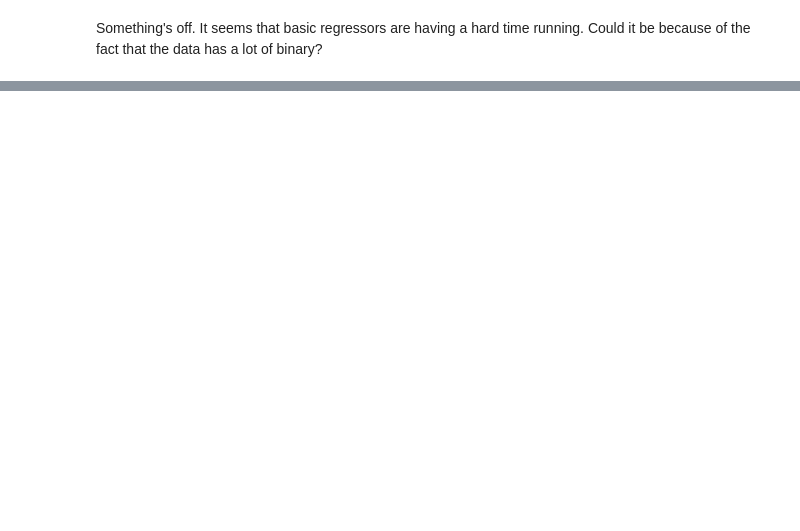
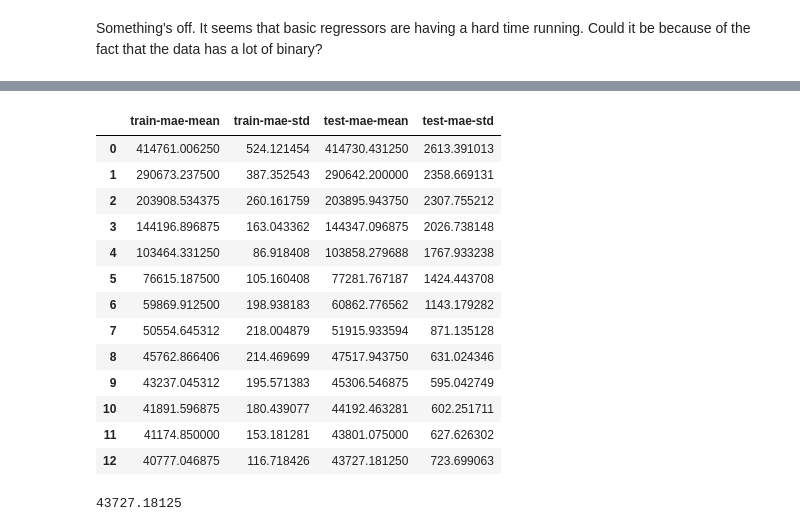
Before and after one commit to frankhu19/NBA2019, a Jupyter notebook: Processing and Modeling.ipynb, the cells around one changed output, grey strips where cells are left out. Saved outputs shown, nothing was run; the diff lists cells and outputs as text; code cells hidden in the pictures; blank space fills up the shorter version.

Commit message:
more modeling stuff

```diff
--- a/Processing and Modeling.ipynb
+++ b/Processing and Modeling.ipynb
@@ -315,0 +514,11 @@ RESULTS["ElasticNet"] = evaluate_model(ElasticNet(random_state=0))
+# %%
+params = {
+    # Parameters that we are going to tune.
+    'max_depth':6,
+    'min_child_weight': 1,
+    'eta':.3,
+    'subsample': 1,
+    'colsample_bytree': 1,
+    # Other parameters
+    'objective':'reg:squarederror',
+}
@@ -315,0 +527,12 @@ RESULTS["ElasticNet"] = evaluate_model(ElasticNet(random_state=0))
+# %%
+params['eval_metric'] = 'mae'
+# %%
+num_boost_round = 999
+# %%
+model = xgb.train(
+    params,
+    dtrain,
+    num_boost_round=num_boost_round,
+    evals=[(dtest, "Test")],
+    early_stopping_rounds=10
+)
@@ -315,0 +557,30 @@ RESULTS["ElasticNet"] = evaluate_model(ElasticNet(random_state=0))
+# %%
+cv_results = xgb.cv(
+    params,
+    dtrain,
+    num_boost_round=num_boost_round,
+    seed=42,
+    nfold=5,
+    metrics={'mae'},
+    early_stopping_rounds=10
+)
+cv_results
+# %% [output]
+|  | train-mae-mean | train-mae-std | test-mae-mean | test-mae-std |
+| 0 | 414761.006250 | 524.121454 | 414730.431250 | 2613.391013 |
+| 1 | 290673.237500 | 387.352543 | 290642.200000 | 2358.669131 |
+| 2 | 203908.534375 | 260.161759 | 203895.943750 | 2307.755212 |
+| 3 | 144196.896875 | 163.043362 | 144347.096875 | 2026.738148 |
+| 4 | 103464.331250 | 86.918408 | 103858.279688 | 1767.933238 |
+| 5 | 76615.187500 | 105.160408 | 77281.767187 | 1424.443708 |
+| 6 | 59869.912500 | 198.938183 | 60862.776562 | 1143.179282 |
+| 7 | 50554.645312 | 218.004879 | 51915.933594 | 871.135128 |
+| 8 | 45762.866406 | 214.469699 | 47517.943750 | 631.024346 |
+| 9 | 43237.045312 | 195.571383 | 45306.546875 | 595.042749 |
+| 10 | 41891.596875 | 180.439077 | 44192.463281 | 602.251711 |
+| 11 | 41174.850000 | 153.181281 | 43801.075000 | 627.626302 |
+| 12 | 40777.046875 | 116.718426 | 43727.181250 | 723.699063 |
+# %%
+cv_results['test-mae-mean'].min()
+# %% [output]
+43727.18125
```
Also changed, not shown: parts of 42 cells of this notebook, 2 other files.
